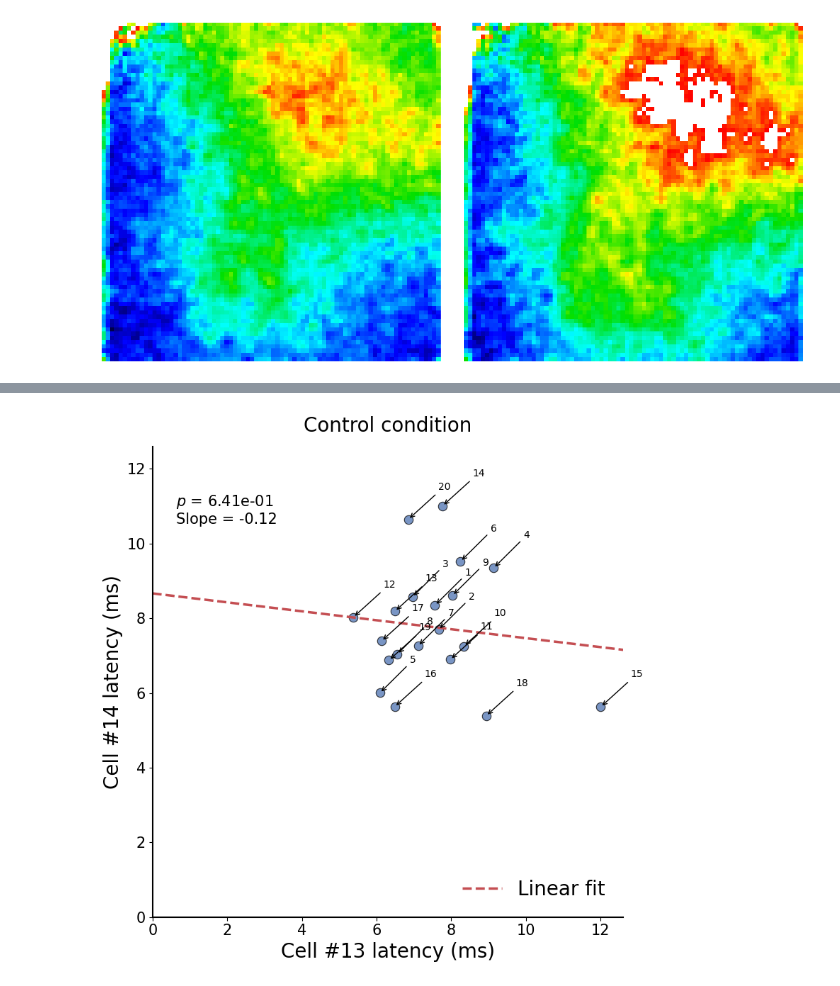
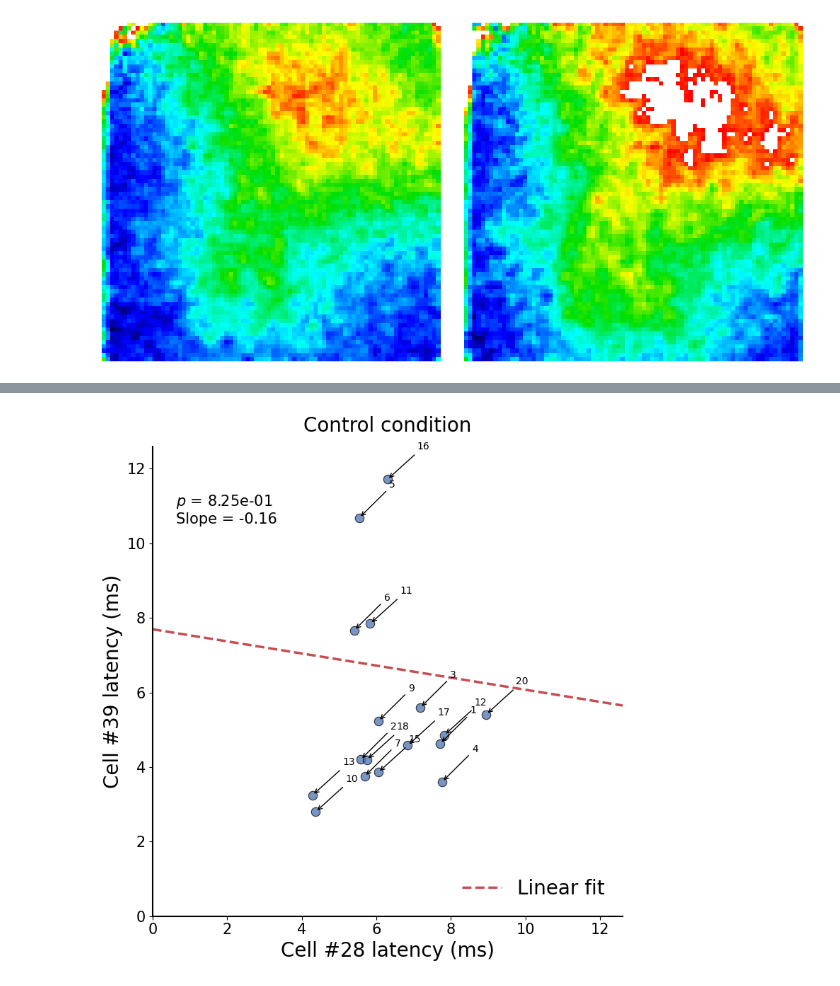
Before and after one commit to TianchengXu0420/ZDA_Adventure, a Jupyter notebook: GapJunction.ipynb, the cells around one changed output, grey strips where cells are left out. Cells and saved outputs as stored; diff of their text form; code cells hidden in the pictures.

```diff
--- a/GapJunction.ipynb
+++ b/GapJunction.ipynb
@@ -24,7 +24,7 @@ stimulus = 200
 startPt = 200
 numPt = 30
 # evoke = np.array([60, 34]) # 26-07-10
-evoke = np.array([64, 35]) # 25-11-12
+# evoke = np.array([64, 35]) # 25-11-12
 # %%
 # Original Data.
 Data = np.fromfile('C:/Users/txu245/Desktop/25-11-12/Control.dat', dtype='float64').reshape(20, 80, 80, 1000)
@@ -198,11 +198,11 @@ for i, coor in enumerate(index_Q):
     #  Coordinates for columns and rows.
     c = coor[0]
     r = coor[1]
-
+    '''
     # Eliminate the cells that are too close to the stimulus point.
     if np.sqrt((c-evoke[1])**2 + (r-evoke[0])**2) <= 8:
         continue
-
+    '''
     # Pixel boundaries.
     left   = c - 1.5
     right  = c + 1.5
@@ -268,7 +268,7 @@ cell_trace_Q = []
 cell_latency_Q = []
 cell_amp_Q = []
 
-for i, candidate in enumerate(candidates):
+for i, candidate in enumerate(candidates_Q):
     row = candidate[0]
     col = candidate[1]
     '''
@@ -511,7 +511,7 @@ Totally 26 pairs.
 # %%
 # Cells' Number
-cell_1 = 13
-cell_2 = 14
+cell_1 = 28
+cell_2 = 39
 
 # regression
 x_data = cell_latency[cell_1-1]
@@ -540,32 +540,32 @@ ax.set_ylim(0, 12.6)
 ax.set_xticks(np.arange(0, 12.6, 2.0))
 ax.set_yticks(np.arange(0, 12.6, 2.0))
 
 ax.tick_params(labelsize=15)
 
 ax.set_xlabel(f'Cell #{cell_1} latency (ms)', fontsize=20)
 
 ax.set_ylabel(f'Cell #{cell_2} latency (ms)', fontsize=20)
 
 # equal aspect
 ax.set_aspect('equal')
 
 # STATS BOX
 stats_text = (f'$p$ = {pvalue:.2e}\n'f'Slope = {slope:.2f}')
 ax.text(0.05, 0.9, stats_text, transform=ax.transAxes, fontsize=15, va='top', bbox=dict(facecolor='white', alpha=0.85, edgecolor='none'))
 
 # STYLE
 ax.spines['top'].set_visible(False)
 ax.spines['right'].set_visible(False)
 
 ax.spines['left'].set_linewidth(1.5)
 ax.spines['bottom'].set_linewidth(1.5)
 
 ax.legend(frameon=False, fontsize=20, loc='lower right')
 
 ax.set_title(f'Control condition', fontsize=20, pad=15)
 
 plt.tight_layout()
 plt.show()
 # %% [output]
-[figure, old version]
+[figure, new version]
 # %%
```
Also changed, not shown: parts of 16 cells of this notebook.
